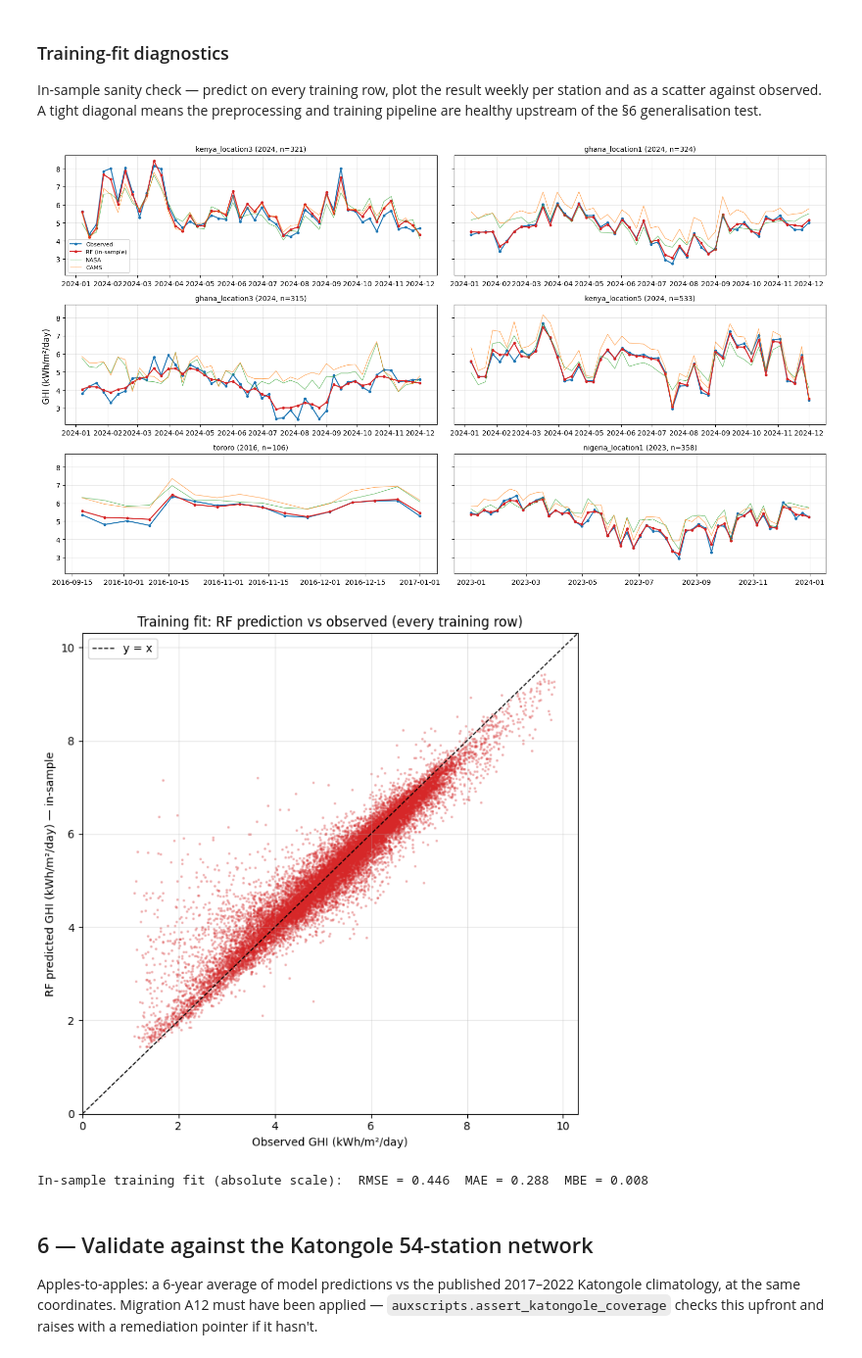
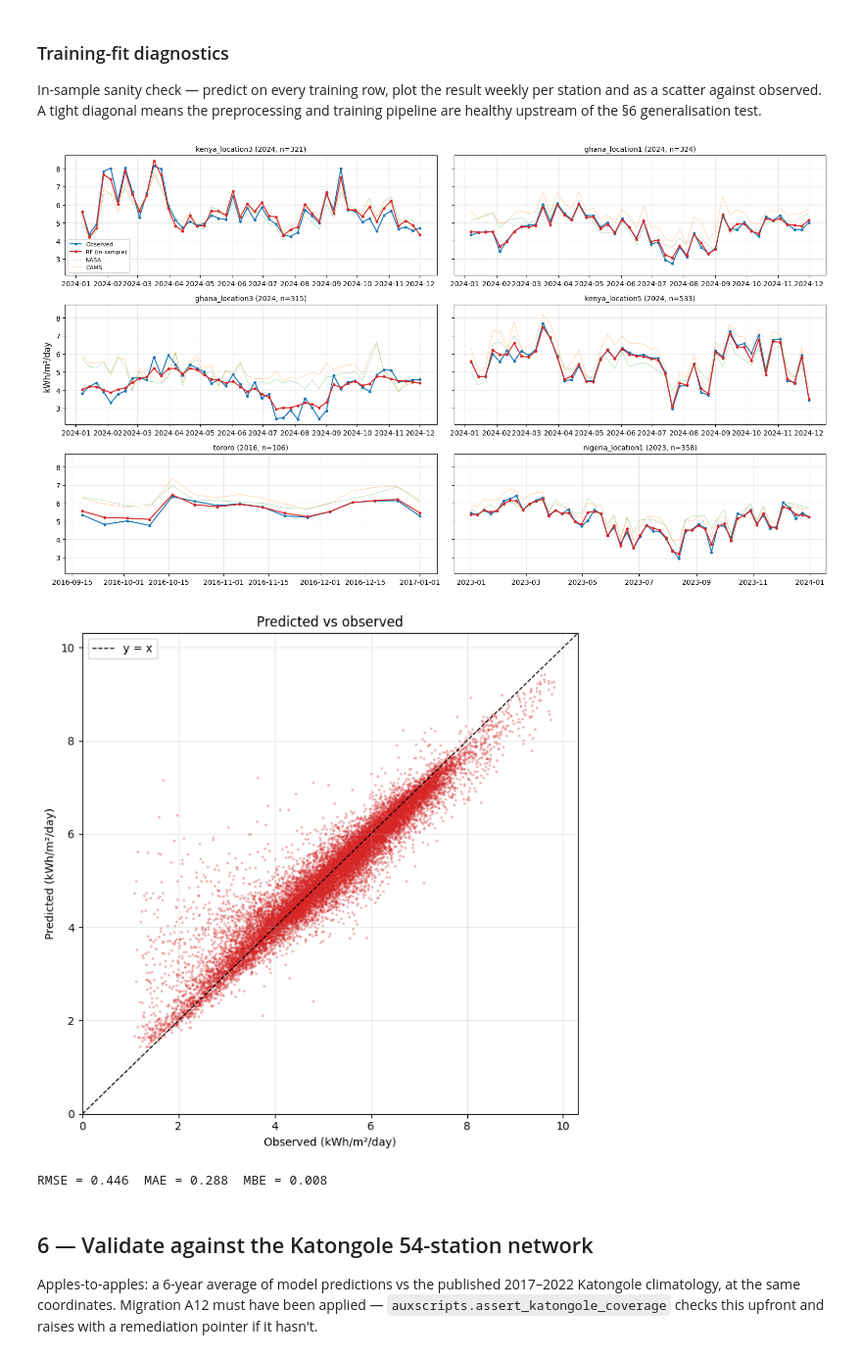
Before and after one commit to Marconi-Lab/SolarIrradiation, a Jupyter notebook: notebooks/papers/mukiibi_mikelson_2026/01_recomputation.ipynb, the cells around one changed output. Shown at 98% size. Cells and saved outputs as stored; diff of their text form; code cells hidden in the pictures.

```diff
--- a/notebooks/papers/mukiibi_mikelson_2026/01_recomputation.ipynb
+++ b/notebooks/papers/mukiibi_mikelson_2026/01_recomputation.ipynb
@@ -490,13 +518,29 @@ the §6 generalisation test.
 # %%
 diag_df = processed.df.copy()
 diag_df["y_pred"] = bundle.regressor.predict(processed.X())
 diag_df["date"] = pd.to_datetime(diag_df["date"])
-auxscripts.plot_training_fit_timeseries(diag_df)
-auxscripts.plot_training_fit_scatter(diag_df)
+from susse.evaluation.plots import (
+    plot_training_fit_scatter, plot_training_fit_timeseries,
+)
+
+plot_training_fit_timeseries(
+    diag_df,
+    observed_column=spec.target_column,
+    prediction_series={"RF (in-sample)": "y_pred"},
+    reference_series={
+        "NASA": "sat_ghi_nasa_kwh_m2_day",
+        "CAMS": "sat_ghi_cams_kwh_m2_day",
+    },
+)
+plot_training_fit_scatter(
+    diag_df,
+    observed_column=spec.target_column,
+    predicted_column="y_pred",
+)
 # %% [output]
-[figure, old version]
+[figure, new version]
-[figure, old version]
+[figure, new version]
-In-sample training fit (absolute scale):  RMSE = 0.446  MAE = 0.288  MBE = 0.008
+RMSE = 0.446  MAE = 0.288  MBE = 0.008
 # %% [markdown]
 ## 6 — Validate against the Katongole 54-station network
 
```
Also changed, not shown: parts of 7 cells of this notebook, 11 other files.
